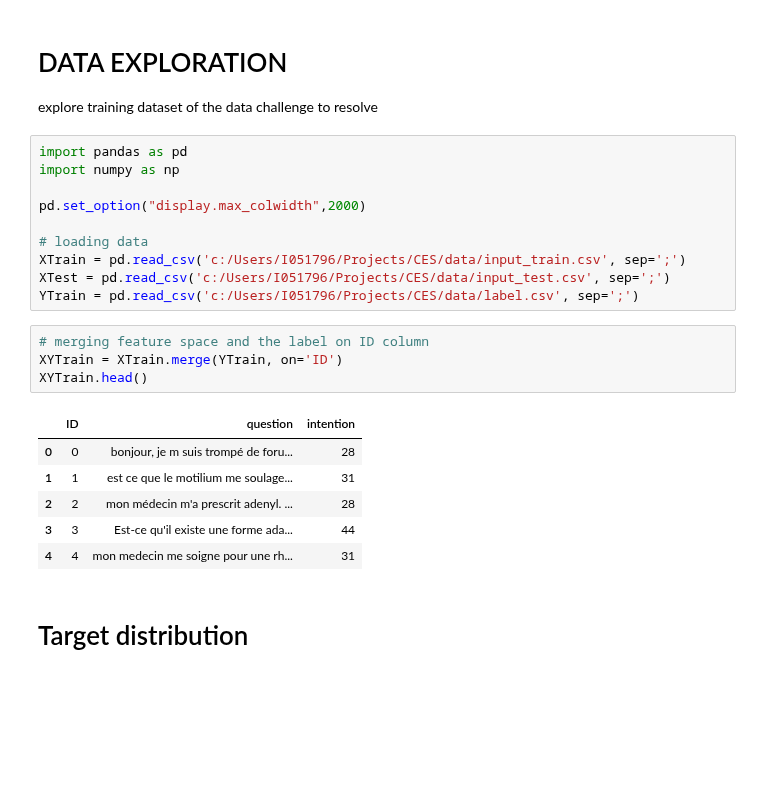
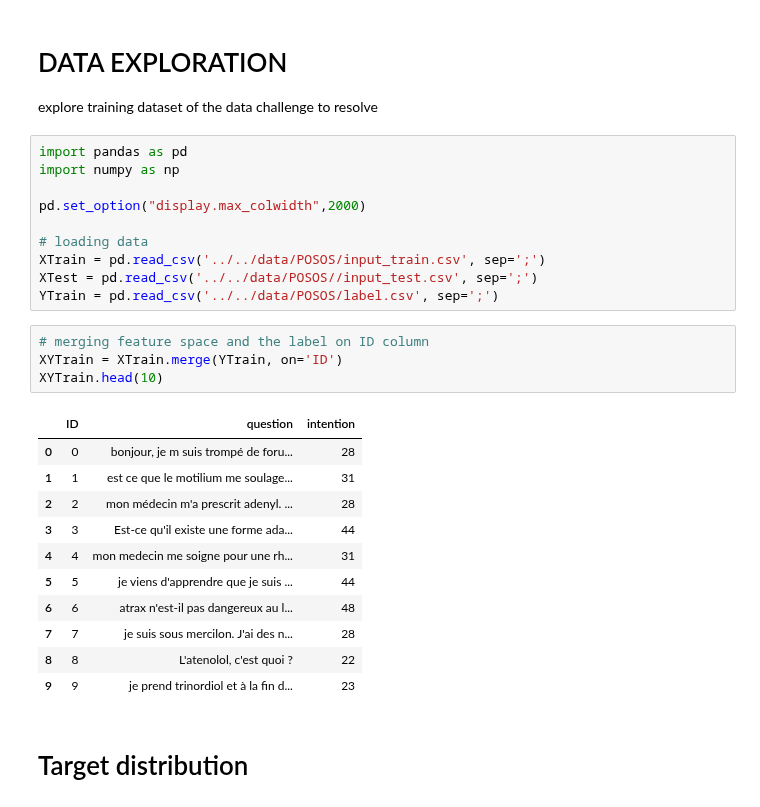
Before and after one commit to jhuu32/CES, a Jupyter notebook: notebooks/data_analysis/data_exploration.ipynb, the cells around one changed output. Cells and saved outputs as stored; diff of their text form; blank space fills up the shorter version.

Commit message:
update data exploration

```diff
--- a/notebooks/data_analysis/data_exploration.ipynb
+++ b/notebooks/data_analysis/data_exploration.ipynb
@@ -8,20 +8,25 @@ import numpy as np
 pd.set_option("display.max_colwidth",2000)
 
 # loading data
-XTrain = pd.read_csv('c:/Users/I051796/Projects/CES/data/input_train.csv', sep=';')
-XTest = pd.read_csv('c:/Users/I051796/Projects/CES/data/input_test.csv', sep=';')
-YTrain = pd.read_csv('c:/Users/I051796/Projects/CES/data/label.csv', sep=';')
+XTrain = pd.read_csv('../../data/POSOS/input_train.csv', sep=';')
+XTest = pd.read_csv('../../data/POSOS//input_test.csv', sep=';')
+YTrain = pd.read_csv('../../data/POSOS/label.csv', sep=';')
 # %%
 # merging feature space and the label on ID column
 XYTrain = XTrain.merge(YTrain, on='ID')
-XYTrain.head()
+XYTrain.head(10)
 # %% [output]
 |  | ID | question | intention |
 | 0 | 0 | bonjour, je m suis trompé de foru... | 28 |
 | 1 | 1 | est ce que le motilium me soulage... | 31 |
 | 2 | 2 | mon médecin m'a prescrit adenyl. ... | 28 |
 | 3 | 3 | Est-ce qu'il existe une forme ada... | 44 |
 | 4 | 4 | mon medecin me soigne pour une rh... | 31 |
+| 5 | 5 | je viens d'apprendre que je suis ... | 44 |
+| 6 | 6 | atrax n'est-il pas dangereux au l... | 48 |
+| 7 | 7 | je suis sous mercilon. J'ai des n... | 28 |
+| 8 | 8 | L'atenolol, c'est quoi ? | 22 |
+| 9 | 9 | je prend trinordiol et à la fin d... | 23 |
 # %% [markdown]
 # Target distribution
 # %%
```
Also changed, not shown: 3 other files.
